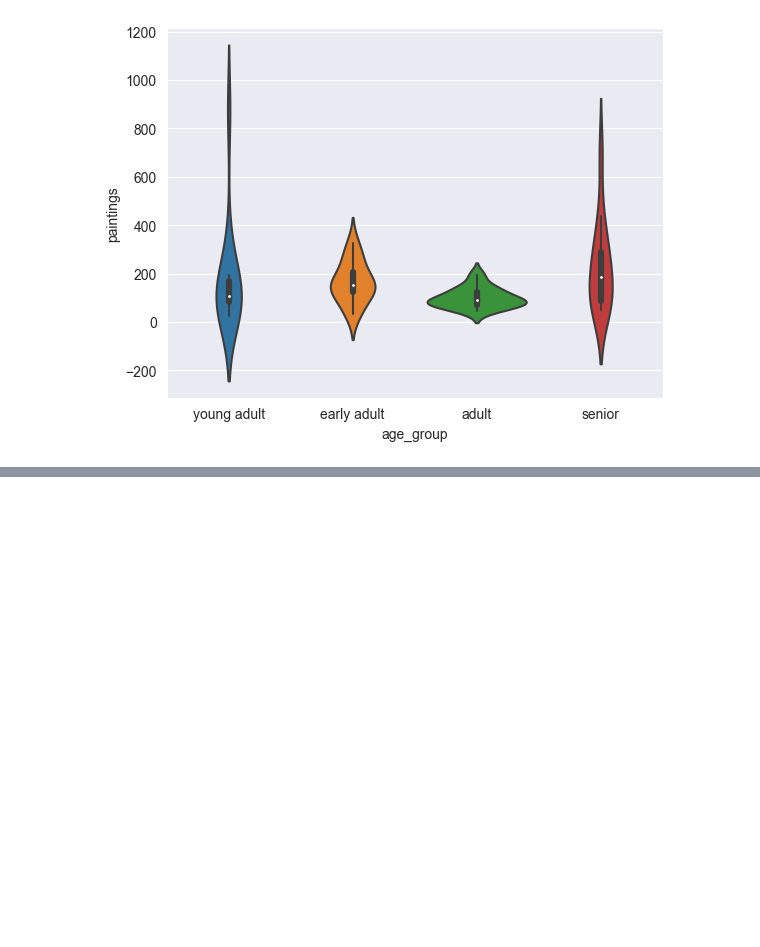
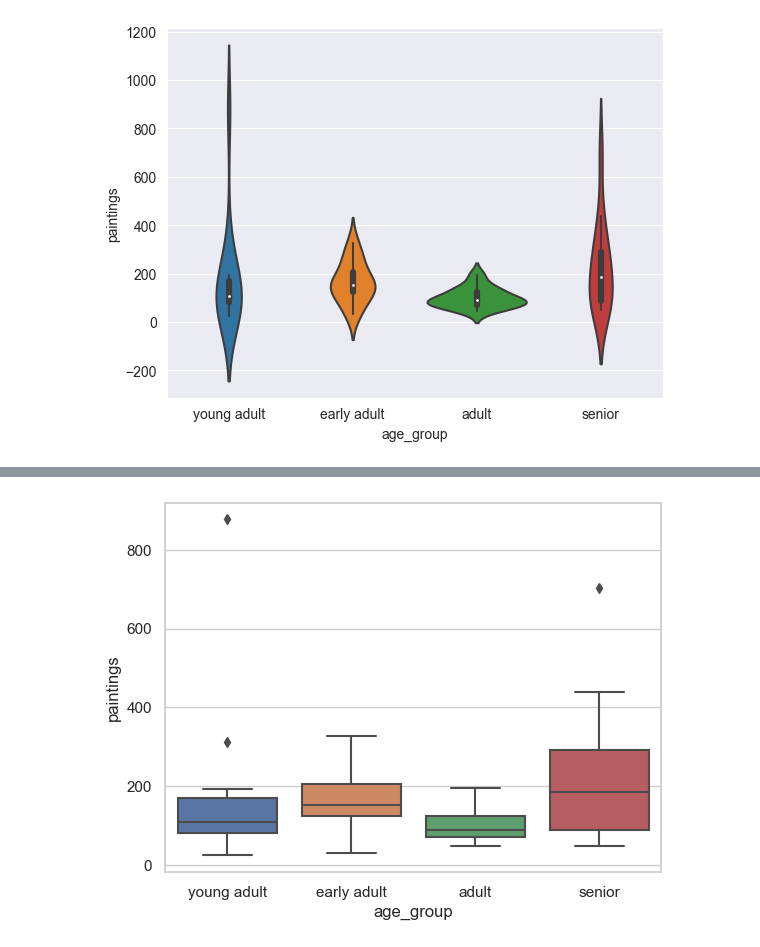
Before and after one commit to pooyanosk1382/BestArt, a Jupyter notebook: BestArt.ipynb, the cells around one changed output, grey strips where cells are left out. Saved outputs shown, nothing was run; the diff lists cells and outputs as text; code cells hidden in the pictures; blank space fills up the shorter version.

```diff
--- a/BestArt.ipynb
+++ b/BestArt.ipynb
@@ -294,0 +301,5 @@ plt.show()
+# %%
+sns.boxplot(x=df['age_group'],y=df['paintings'])
+plt.show()
+# %% [output]
+[figure, added]
```
Also changed, not shown: parts of 8 cells of this notebook.
